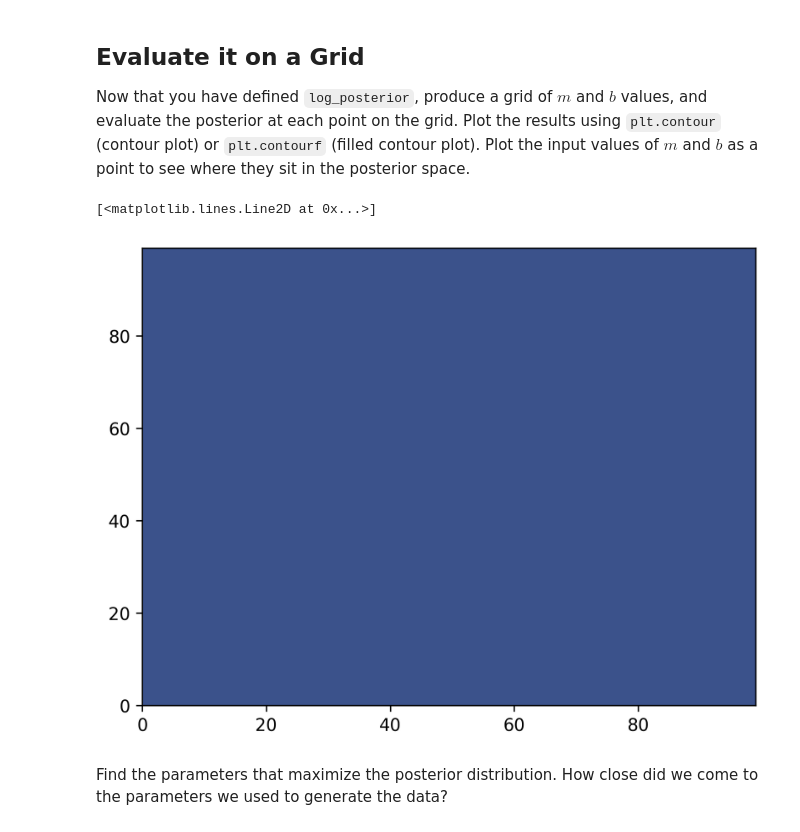
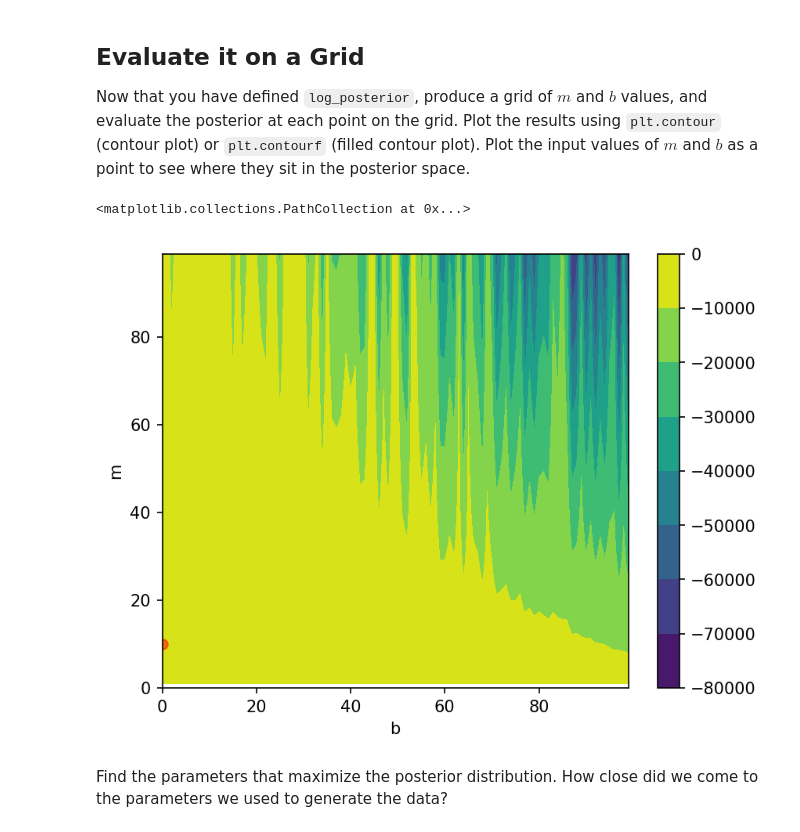
Before and after one commit to ASTR154/bayesian-statistics, a Jupyter notebook: monte_carlo_line_fitting.ipynb, the cells around one changed output. Drawn from its saved outputs; the diff is of its cells as text; code cells hidden in the pictures.

```diff
--- a/monte_carlo_line_fitting.ipynb
+++ b/monte_carlo_line_fitting.ipynb
@@ -6,7 +6,7 @@ Updated by Griffin Hosseinzadeh (2025 April 28)
 # %%
 import numpy as np
 import matplotlib.pyplot as plt
-plt.rcParams['figure.dpi'] = 300
+plt.rcParams['figure.dpi'] = 150
 # %% [markdown]
 ## Generate Some Fake Data
 Choose a slope $m$, intercept $b$, and scatter $\sigma$, and generate $N$ random points using the `np.random` module. Plot the results to see what your data look like. Our goal is to recover the parameters defined here. (You are free to change them to whatever you want, but be aware that your plots may look different than others'.)
@@ -83,13 +83,13 @@ def log_prior(theta: list[np.ndarray, np.ndarray]):
     ln_prior: array[float]
         Natural log of the prior probability function
     """
-    valid_slope = (m_min < theta[0]) & (theta[0] < m_max)
+    valid_slope = (m_min <= theta[0]) & (theta[0] <= m_max)
     slope_prior = np.zeros_like(theta[0])
-    np.where(valid_slope, slope_prior, np.log(theta[0]))
+    slope_prior[valid_slope] = np.log(theta[0])
 
-    valid_intercept = (b_min < theta[1]) & (theta[1] < b_max)
+    valid_intercept = (b_min <= theta[1]) & (theta[1] <= b_max)
     intercept_prior = np.zeros_like(theta[1])
-    np.where(valid_intercept,intercept_prior, 1)
+    intercept_prior[valid_intercept] = 1
 
     return slope_prior*intercept_prior
 
@@ -152,22 +152,24 @@ def log_posterior(theta, x, y, dy):
 Now that you have defined `log_posterior`, produce a grid of $m$ and $b$ values, and evaluate the posterior at each point on the grid. Plot the results using `plt.contour` (contour plot) or `plt.contourf` (filled contour plot). Plot the input values of $m$ and $b$ as a point to see where they sit in the posterior space.
 # %%
 grid_spacing = 1.
-m_range = 100
-b_range = 100
+m_range = 100.
+b_range = 100.
 
-m = np.random.uniform(0, m_range, 100**2).reshape((100, 100))
-b = np.random.uniform(0, m_range, 100**2).reshape((100, 100))
-
+m = np.repeat(np.arange(0, m_range, grid_spacing)[:, np.newaxis], int(m_range / grid_spacing), 1)
+b = np.repeat(np.arange(0, b_range, grid_spacing)[:, np.newaxis], int(b_range / grid_spacing), 1).transpose()
 
 posterior_grid = np.zeros_like(m)
 for i in range(len(m[0])):
     posterior_grid[i] = log_posterior([m[i], b[i]], x, y, dy)
 
 plt.contourf(posterior_grid)
-plt.plot(10, 0)
+plt.colorbar()
+plt.xlabel("b")
+plt.ylabel("m")
+plt.scatter(0, 10, c='r', alpha = 0.5)
 # %% [output]
-[<matplotlib.lines.Line2D at 0x...>]
+<matplotlib.collections.PathCollection at 0x...>
-[figure, old version]
+[figure, new version]
 # %% [markdown]
 Find the parameters that maximize the posterior distribution. How close did we come to the parameters we used to generate the data?
 # %%
```
Also changed, not shown: parts of 1 cell of this notebook.
